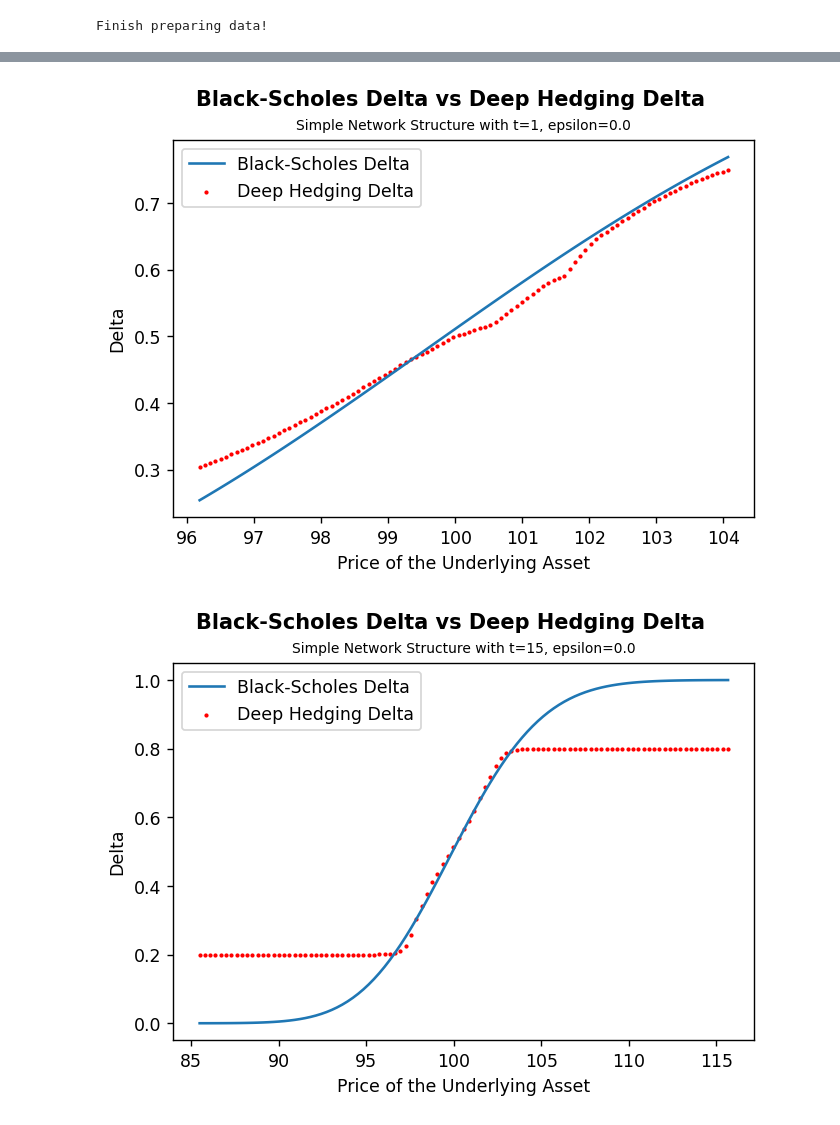
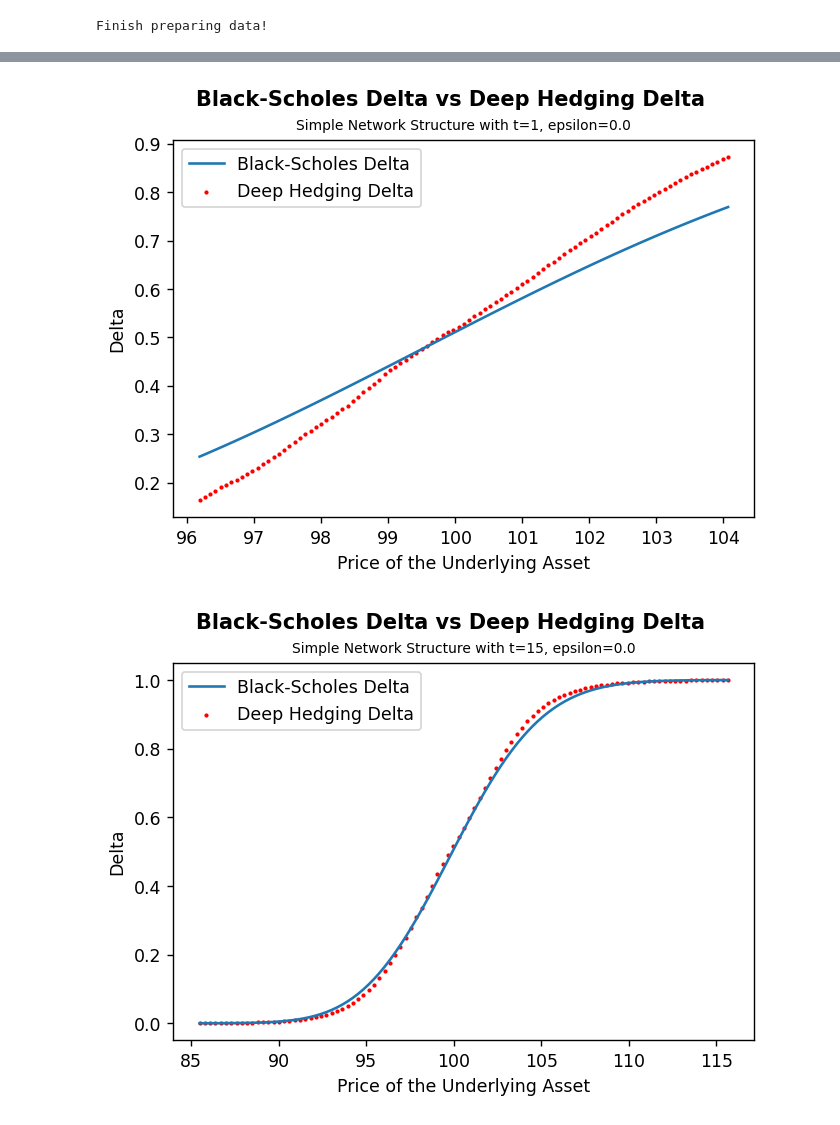
Before and after one commit to YuMan-Tam/deep-hedging, a Jupyter notebook: Colab/deep_hedging_colab.ipynb, the cells around one changed output, grey strips where cells are left out. Saved outputs shown, nothing was run; the diff lists cells and outputs as text; code cells hidden in the pictures.

```diff
--- a/Colab/deep_hedging_colab.ipynb
+++ b/Colab/deep_hedging_colab.ipynb
@@ -181,8 +181,10 @@ Finish preparing data!
 #@title <font color='Blue'>**Run the Deep Hedging Algorithm (Simple Network)!**</font>
 %autoreload 2
 
-min_delta = 0.2
-max_delta = 0.8
+min_delta = 0
+max_delta = 1
+
+share_stretegy_across_time = True
 
 optimizer = Adam(learning_rate=lr)
 
@@ -191,7 +193,8 @@ model_simple = Deep_Hedging_Model(N=N, d=d+2, m=m, risk_free=risk_free, \
           dt = dt, strategy_type="simple", epsilon = epsilon, \
           use_batch_norm = use_batch_norm, kernel_initializer = kernel_initializer, \
           activation_dense = activation_dense, activation_output = activation_output, \
-          final_period_cost = final_period_cost, delta_constraint = (min_delta, max_delta))
+          final_period_cost = final_period_cost, delta_constraint = (min_delta, max_delta), \
+          share_stretegy_across_time = share_stretegy_across_time)
 loss = Loss("Entropy", model_simple.output, loss_param)
 model_simple.add_loss(loss)
 
@@ -316,34 +317,39 @@ for days_from_today in (1,15,29):
     I_range =  np.log(S_range)
   elif information_set is "normalized_log_S":
     I_range =  np.log(S_range/S0)
 
   # Compute Black-Scholes delta for S_range.
   # Reference: https://en.wikipedia.org/wiki/Greeks_(finance)
   d1 = (np.log(S_range) - np.log(strike) + \
         (risk_free - dividend + (sigma**2)/2)*tau) \
               / (sigma*np.sqrt(tau))
 
   model_delta = norm.cdf(d1)*np.exp(-dividend*tau)
 
-  submodel = Delta_SubModel(model = model_simple, \
-                    days_from_today = days_from_today)
+  if share_stretegy_across_time is False:
+    submodel = Delta_SubModel(model = model_simple, \
+                      days_from_today = days_from_today)
+  else:
+    submodel = Delta_SubModel(model = model_simple, \
+                      days_from_today = 0)
+
   nn_delta = submodel(I_range)
 
   # Create a plot of Black-Scholes delta against deep hedging delta.
   fig_delta = plt.figure(dpi= 125, facecolor='w')
   fig_delta.suptitle("Black-Scholes Delta vs Deep Hedging Delta \n", \
         fontweight="bold")
   ax_delta = fig_delta.add_subplot()
   ax_delta.set_title("Simple Network Structure with " + \
               "t=" + str(days_from_today) + ", " + \
                 "epsilon=" + str(epsilon), \
                 fontsize=8)
   ax_delta.set_xlabel("Price of the Underlying Asset")
   ax_delta.set_ylabel("Delta")
   ax_delta.plot(S_range, model_delta, label="Black-Scholes Delta")
   ax_delta.scatter(S_range,nn_delta, c="red", s=2, label="Deep Hedging Delta")
   ax_delta.legend()
   plt.show()
 # %% [output]
-[figure, old version]
+[figure, new version]
-[figure, old version]
+[figure, new version]
```
Also changed, not shown: parts of 5 cells of this notebook.
